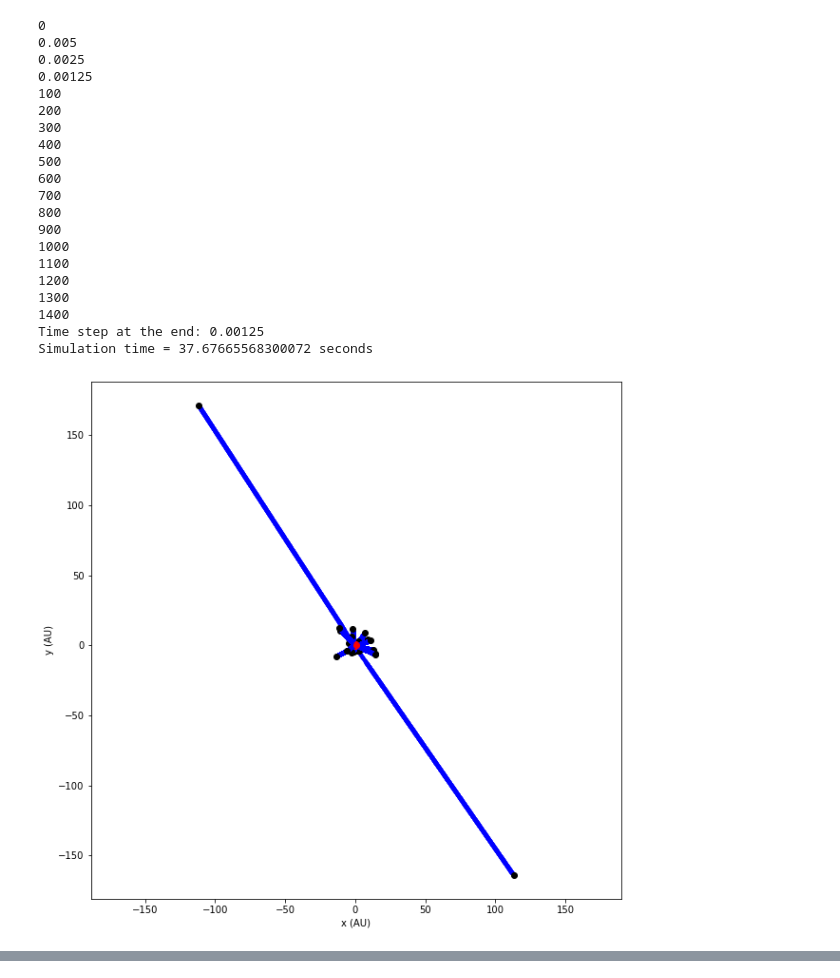
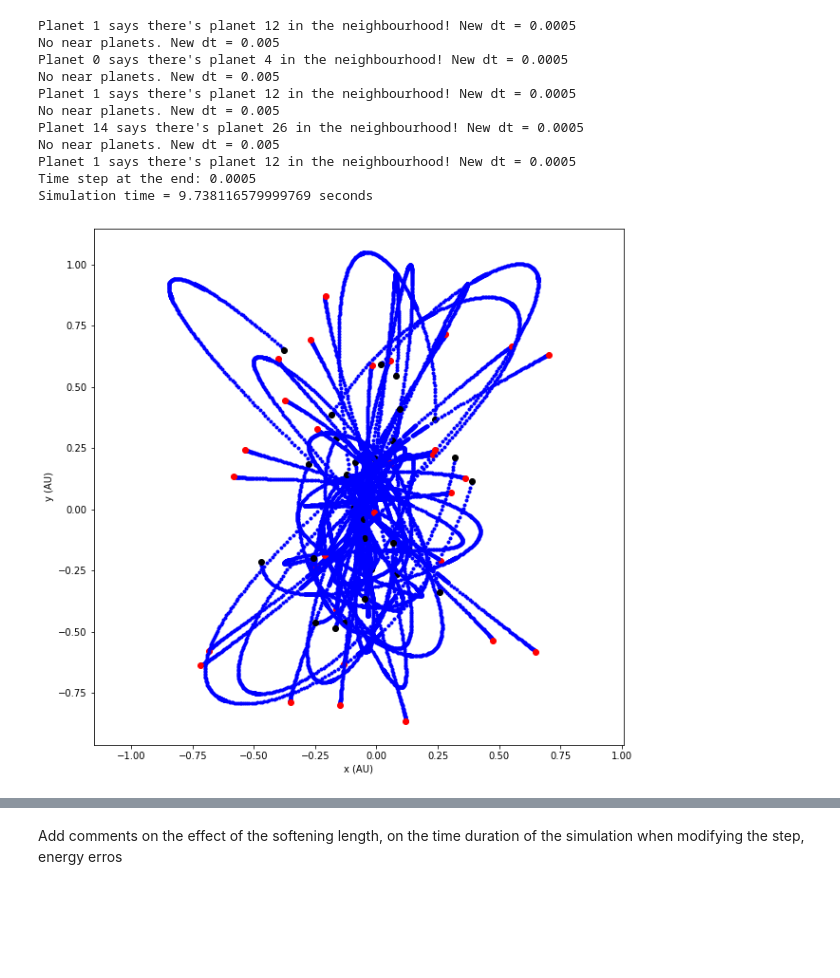
Before and after one commit to Matteo294/FoSM, a Jupyter notebook: sheet3/ex3/ex3.ipynb, the cells around one changed output, grey strips where cells are left out. Saved outputs shown, nothing was run; the diff lists cells and outputs as text; code cells hidden in the pictures; blank space fills up the shorter version.

```diff
--- a/sheet3/ex3/ex3.ipynb
+++ b/sheet3/ex3/ex3.ipynb
@@ -188,18 +148,17 @@ Simulation time = 32.90746646200023 seconds
 # %%
-# 3.2 N = 300 stars
-
-N = 300 # Number of stars
+N = 30 # Number of stars
 p = 0.1 # Mass of stars
+eps = N**(-1/3) * 2
 
 X0, V0 = generate_ICs(N)
 M = np.ones(N)*p
 
-dt = 1e-2
-T = 15
+dt = 5e-2
+T = 10
 Nt = int(T/dt)
 
 start = timeit.default_timer()
-t, X, V = leapfrogN(M, X0, V0, Nt, dt, newton_acc)
+t, X, V = leapfrogN(M, X0, V0, Nt, dt, newton_acc, eps)
 stop = timeit.default_timer()
 
 print(f'Simulation time = {stop - start} seconds')
@@ -230,7 +190,7 @@ KeyboardInterrupt:
 # %%
 # close encounter checker:
 
-def leapfrogN_close_encounter(M, X0, V0, Nt, dt, acc, enc_lim):
+def leapfrogN_close_encounter(M, X0, V0, Nt, dt, acc, enc_lim, eps):
     """M: array with mass values; X0 & V0: Nx3 arrays with initial
     conditions of positions and velocities; Nt: number of time steps; dt:
     time step size; acc: function that evaluates and gives back Nx3 array
@@ -243,80 +203,83 @@ def leapfrogN_close_encounter(M, X0, V0, Nt, dt, acc, enc_lim):
     X[:,:,0] = X0
     V[:,:,0] = V0
 
+    reduced_dt = False
     for i in range(Nt-1):
+        flag_close_encounter = False
         for j in range(N):
             for k in range(j+1,N):
                 if np.linalg.norm(X[j,:,i] - X[k,:,i]) < enc_lim:
-                    dt /= 2 # how much smaller shall dt be made?
-                    print(dt)
+                    flag_close_encounter = True
+                    if not reduced_dt:
+                        dt /= 10 # how much smaller shall dt be made?
+                        reduced_dt = True
+                        print("Planet", j , "says there's planet", k, "in the neighbourhood! New dt =", dt)
                     #Nt = int((T-2*dt*Nt)/dt)
                     Nt = int(T/dt)
                     break
+        if flag_close_encounter == False and reduced_dt == True:
+            dt *= 10
+            reduced_dt = False
+            print("No near planets. New dt =", dt)
+
         if i%100==0:
-            print(i)
-        vhalf = V[:,:,i] + acc(M,X[:,:,i])*dt/2
+            #print(t[i])
+            pass
+        vhalf = V[:,:,i] + acc(M,X[:,:,i], eps)*dt/2
         X[:,:,i+1] = X[:,:,i] + vhalf*dt
-        V[:,:,i+1] = vhalf + acc(M,X[:,:,i+1])*dt/2
+        V[:,:,i+1] = vhalf + acc(M,X[:,:,i+1], eps)*dt/2
 
     return dt, t, X, V
 # %%
 N = 30 # Number of stars
-p = 1 # Mass of stars
+p = 0.5 # Mass of stars
+eps = N**(-1/3) * 2
 
 X0, V0 = generate_ICs(N)
 M = np.ones(N)*p
 enc_lim = 2*1e-2 # distance between two stars that triggers "close encounter checker"
                 # what makes sense here?
 
-dt = 1e-2
-T = 15
+dt = 5e-3
+T = 3
 Nt = int(T/dt)
 
 start = timeit.default_timer()
-dt, t, X, V = leapfrogN_close_encounter(M, X0, V0, Nt, dt, newton_acc, enc_lim)
+dt, t, X, V = leapfrogN_close_encounter(M, X0, V0, Nt, dt, newton_acc, enc_lim, eps)
 stop = timeit.default_timer()
 
 print(f'Time step at the end: {dt}')
 print(f'Simulation time = {stop - start} seconds')
 
 fig = plt.figure(figsize=(10,10))
 for i in range(N):
     plt.plot(X[i,0,:],X[i,1,:], 'b.')
     plt.plot(X[i,0,0],X[i,1,0],'ro')
     plt.plot(X[i,0,-1],X[i,1,-1],'ko')
 
 plt.xlabel('x (AU)'); plt.ylabel('y (AU)')
 plt.axis('equal')
 plt.show()
 
 E_rel = []
 for i in range(Nt):
     E_rel.append((calculate_energy(M,X[:,:,i],V[:,:,i])-calculate_energy(M,X0,V0))/calculate_energy(M,X0,V0))
 
 fig1 = plt.figure(figsize=(10,10))
 plt.plot(t,E_rel,'r-')
 plt.xlabel(r't ($\frac{AU}{v_k}$)')
 plt.ylabel(r'$E_{rel}(t)$')
 plt.show()
 # %% [output]
-0
-0.005
-0.0025
-0.00125
-100
-200
-300
-400
-500
-600
-700
-800
-900
-1000
-1100
-1200
-1300
-1400
-Time step at the end: 0.00125
-Simulation time = 37.67665568300072 seconds
+Planet 1 says there's planet 12 in the neighbourhood! New dt = 0.0005
+No near planets. New dt = 0.005
+Planet 0 says there's planet 4 in the neighbourhood! New dt = 0.0005
+No near planets. New dt = 0.005
+Planet 1 says there's planet 12 in the neighbourhood! New dt = 0.0005
+No near planets. New dt = 0.005
+Planet 14 says there's planet 26 in the neighbourhood! New dt = 0.0005
+No near planets. New dt = 0.005
+Planet 1 says there's planet 12 in the neighbourhood! New dt = 0.0005
+Time step at the end: 0.0005
+Simulation time = 9.738116579999769 seconds
-[figure, old version]
+[figure, new version]
@@ -323,0 +287,2 @@ Simulation time = 37.67665568300072 seconds
+# %% [markdown]
+Add comments on the effect of the softening length, on the time duration of the simulation when modifying the step, energy erros
```
Also changed, not shown: parts of 11 cells of this notebook, 5 other files.
